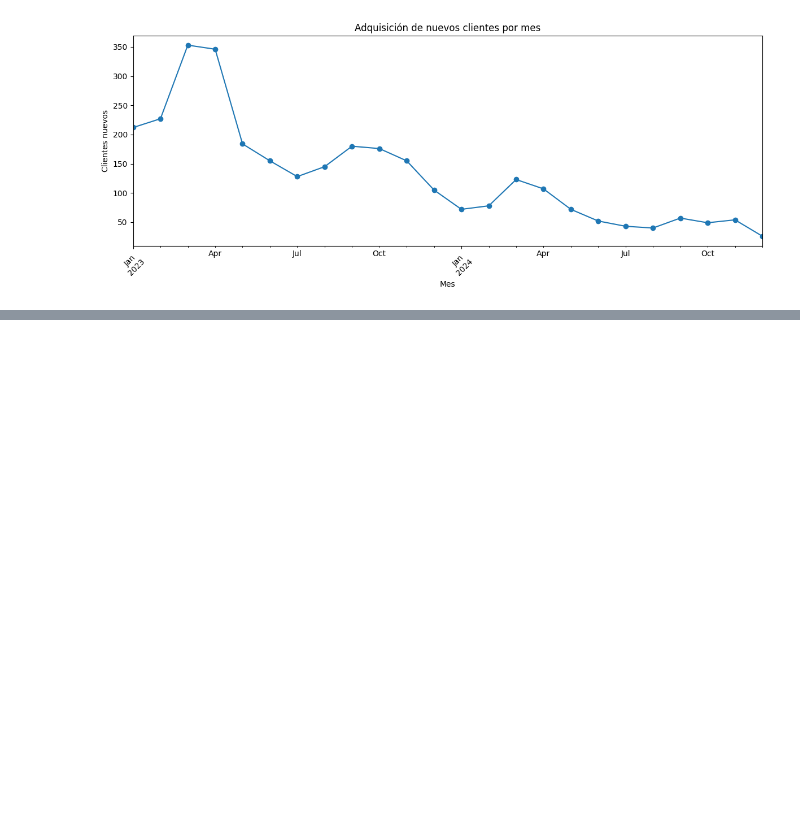
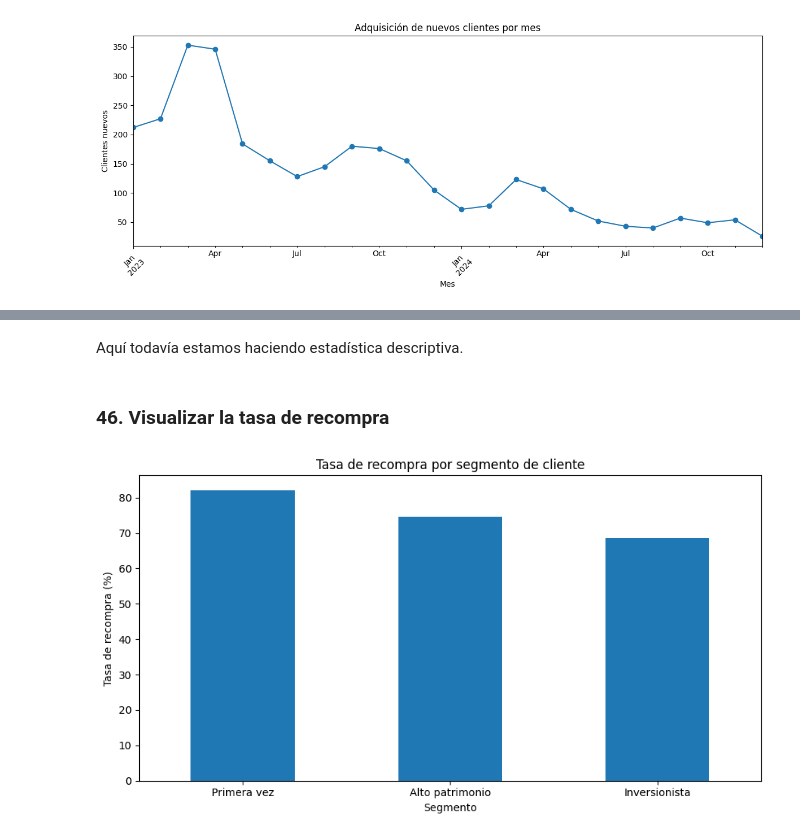
Before and after one commit to Gerardo-Soto/real-estate-sales-analytics-dashboard, a Jupyter notebook: notebooks/01_etl_data_quality_real_estate.ipynb, the cells around one changed output, grey strips where cells are left out. Drawn from its saved outputs; the diff is of its cells as text; code cells hidden in the pictures; blank space fills up the shorter version.

```diff
--- a/notebooks/01_etl_data_quality_real_estate.ipynb
+++ b/notebooks/01_etl_data_quality_real_estate.ipynb
@@ -2305,0 +2411,12 @@ plt.show()
+# %%
+compras_por_cliente = (
+    ventas_clientes
+    .groupby("id_cliente")
+    .agg(
+        cantidad_compras=("id_venta", "nunique"),
+        gasto_total=("precio_venta", "sum"),
+        ticket_promedio=("precio_venta", "mean")
+    )
+)
+
+compras_por_cliente.head()
@@ -2305,0 +2936,4 @@ plt.show()
+# %%
+clientes_comportamiento["es_recurrente"] = (
+    clientes_comportamiento["cantidad_compras"] > 1
+)
@@ -2305,0 +3025,31 @@ plt.show()
+# %% [markdown]
+Aquí todavía estamos haciendo estadística descriptiva.
+# %% [markdown]
+### 46. Visualizar la tasa de recompra
+# %%
+plot_segmentos = (
+    recurrencia_segmento["tasa_recompra_pct"]
+    .sort_values(ascending=False)
+)
+
+plt.figure(figsize=(9, 5))
+
+plot_segmentos.plot(
+    kind="bar"
+)
+
+plt.title(
+    "Tasa de recompra por segmento de cliente"
+)
+
+plt.xlabel("Segmento")
+plt.ylabel("Tasa de recompra (%)")
+
+plt.xticks(
+    rotation=0
+)
+
+plt.tight_layout()
+plt.show()
+# %% [output]
+[figure, added]
```
Also changed, not shown: parts of 76 cells of this notebook, 26 other files.
